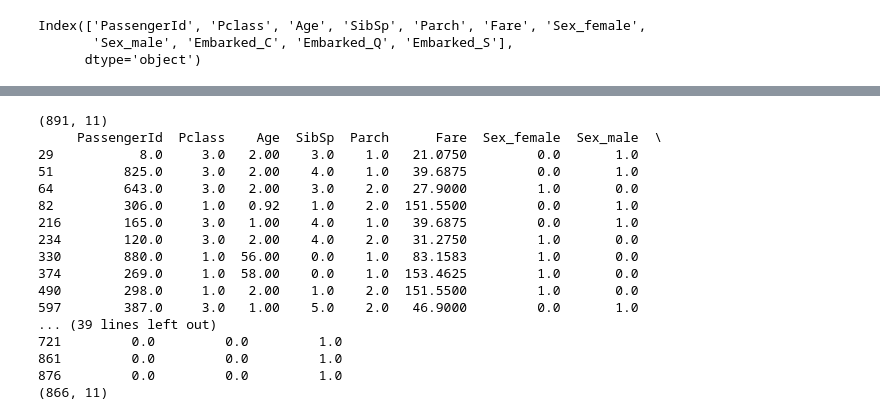
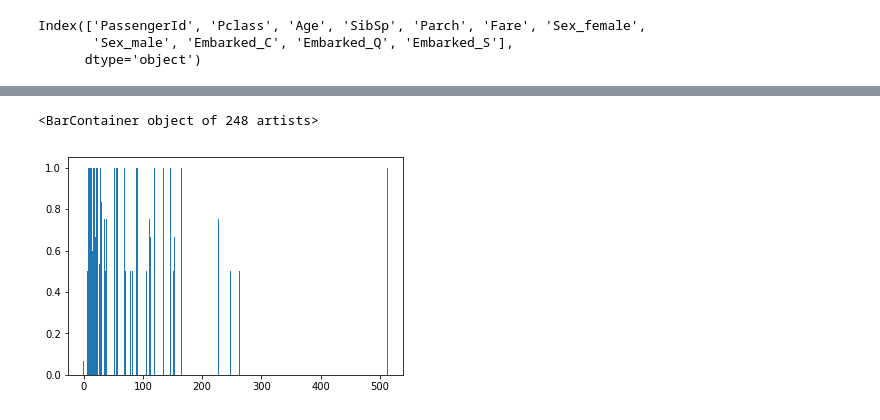
Before and after one commit to AnaumRiaz/MachineLearning, a Jupyter notebook: TitanicExercise.ipynb, the cells around one changed output, grey strips where cells are left out. Cells and saved outputs as stored; diff of their text form; code cells hidden in the pictures.

Commit message:
addin graphs to understand the data

```diff
--- a/TitanicExercise.ipynb
+++ b/TitanicExercise.ipynb
@@ -89,46 +124,0 @@ print("(Random Forest scaled)", frst_scrs)
-# %%
-from collections import Counter
-print(X_train.shape)
-
-#removing otliers from the data
-def remove_outlier_rows(f_name_array, given_number):
-    outlier_cols = []
-
-    for one_col in f_name_array:
-        P1 = np.percentile(X_train[one_col], 25)
-        P2 = np.percentile(X_train[one_col], 75)
-        IQR = P2 - P1
-        outlier_step = 1.5 * IQR
-
-        indices_outlier_rows = X_train[(X_train[one_col] > P2 + outlier_step) | (X_train[one_col] < P1 - outlier_step)].index
-        #print(X_train[(X_train[one_col] > P2 + IQR) | (X_train[one_col] < P1 - IQR)])
-        outlier_cols.extend(indices_outlier_rows)
-
-    check = Counter(outlier_cols)
-
-    rows_to_remove = [k for k,v in check.items() if v > given_number]
-    #print((rows_to_remove))
-    print(X_train.loc[rows_to_remove]) # Show the outliers rows
-
-    X_train.drop(rows_to_remove, inplace = True)
-
-remove_outlier_rows(["Age", "Parch", "SibSp", "Fare"], 2)
-print(X_train.shape)
-# %% [output]
-(891, 11)
-     PassengerId  Pclass    Age  SibSp  Parch      Fare  Sex_female  Sex_male  \
-29           8.0     3.0   2.00    3.0    1.0   21.0750         0.0       1.0
-51         825.0     3.0   2.00    4.0    1.0   39.6875         0.0       1.0
-64         643.0     3.0   2.00    3.0    2.0   27.9000         1.0       0.0
-82         306.0     1.0   0.92    1.0    2.0  151.5500         0.0       1.0
-216        165.0     3.0   1.00    4.0    1.0   39.6875         0.0       1.0
-234        120.0     3.0   2.00    4.0    2.0   31.2750         1.0       0.0
-330        880.0     1.0  56.00    0.0    1.0   83.1583         1.0       0.0
-374        269.0     1.0  58.00    0.0    1.0  153.4625         1.0       0.0
-490        298.0     1.0   2.00    1.0    2.0  151.5500         1.0       0.0
-597        387.0     3.0   1.00    5.0    2.0   46.9000         0.0       1.0
-... (39 lines left out)
-721         0.0         0.0         1.0
-861         0.0         0.0         1.0
-876         0.0         0.0         1.0
-(866, 11)
@@ -172,0 +125,10 @@ Outliers_to_drop = detect_outliers(X_train,2,["Age","SibSp","Parch","Fare"])
+# %%
+survivability = tit_data.groupby(["Fare"])y["Survived"].mean()
+Pclass_values = tit_data.groupby(["Fare"]).groups.keys()
+# print(a)
+# at = [len(v) for k,v in te.groups.items()]
+# at
+plt.bar(Pclass_values, survivability)
+# %% [output]
+<BarContainer object of 248 artists>
+[figure, added]
```
Also changed, not shown: parts of 4 cells of this notebook.
